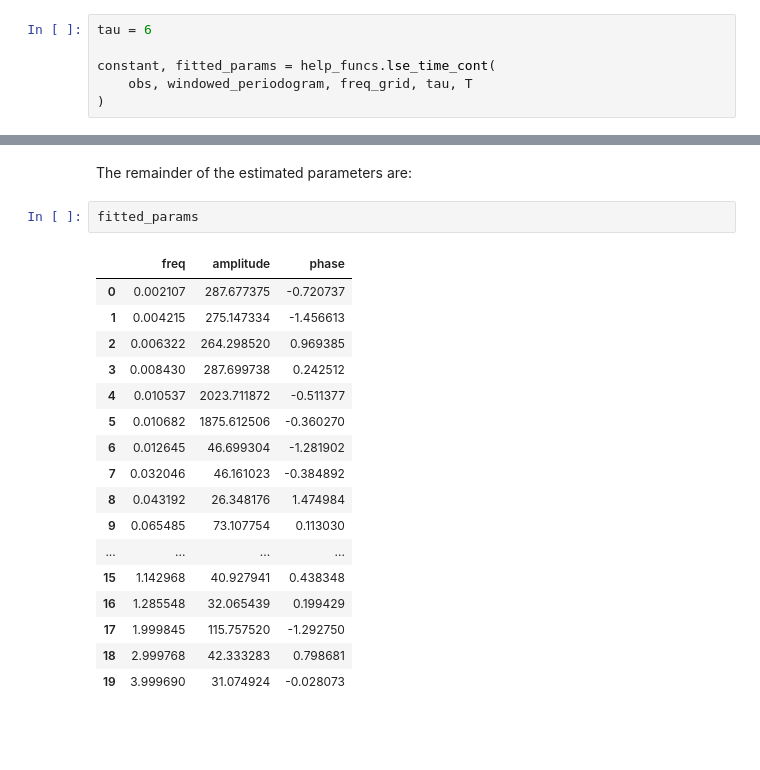
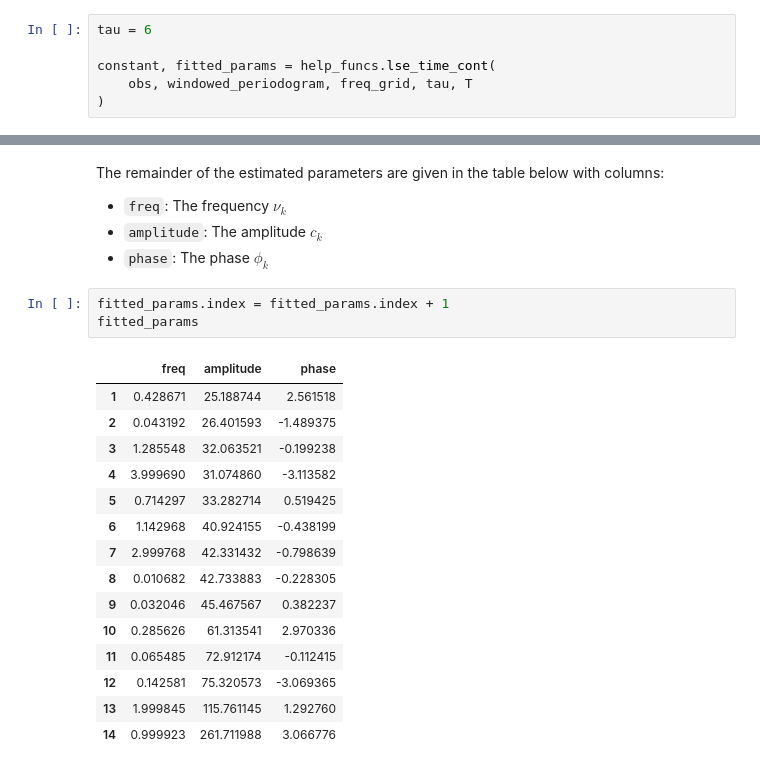
Before and after one commit to rgurlek/sine-NHPP, a Jupyter notebook: sine-NHPP_tutorial.ipynb, the cells around one changed output, grey strips where cells are left out. Saved outputs shown, nothing was run; the diff lists cells and outputs as text; blank space fills up the shorter version.

```diff
--- a/sine-NHPP_tutorial.ipynb
+++ b/sine-NHPP_tutorial.ipynb
@@ -77,22 +77,24 @@ print(constant)
-# %% [markdown]
-The remainder of the estimated parameters are:
-# %%
-fitted_params
-# %% [output]
-|  | freq | amplitude | phase |
-| 0 | 0.002107 | 287.677375 | -0.720737 |
-| 1 | 0.004215 | 275.147334 | -1.456613 |
-| 2 | 0.006322 | 264.298520 | 0.969385 |
-| 3 | 0.008430 | 287.699738 | 0.242512 |
-| 4 | 0.010537 | 2023.711872 | -0.511377 |
-| 5 | 0.010682 | 1875.612506 | -0.360270 |
-| 6 | 0.012645 | 46.699304 | -1.281902 |
-| 7 | 0.032046 | 46.161023 | -0.384892 |
-| 8 | 0.043192 | 26.348176 | 1.474984 |
-| 9 | 0.065485 | 73.107754 | 0.113030 |
-| ... | ... | ... | ... |
-| 15 | 1.142968 | 40.927941 | 0.438348 |
-| 16 | 1.285548 | 32.065439 | 0.199429 |
-| 17 | 1.999845 | 115.757520 | -1.292750 |
-| 18 | 2.999768 | 42.333283 | 0.798681 |
-| 19 | 3.999690 | 31.074924 | -0.028073 |
+# %% [markdown]
+The remainder of the estimated parameters are given in the table below with columns:
+- `freq`: The frequency $\nu_k$
+- `amplitude`: The amplitude $c_k$
+-  `phase`: The phase $\phi_k$
+# %%
+fitted_params.index = fitted_params.index + 1
+fitted_params
+# %% [output]
+|  | freq | amplitude | phase |
+| 1 | 0.428671 | 25.188744 | 2.561518 |
+| 2 | 0.043192 | 26.401593 | -1.489375 |
+| 3 | 1.285548 | 32.063521 | -0.199238 |
+| 4 | 3.999690 | 31.074860 | -3.113582 |
+| 5 | 0.714297 | 33.282714 | 0.519425 |
+| 6 | 1.142968 | 40.924155 | -0.438199 |
+| 7 | 2.999768 | 42.331432 | -0.798639 |
+| 8 | 0.010682 | 42.733883 | -0.228305 |
+| 9 | 0.032046 | 45.467567 | 0.382237 |
+| 10 | 0.285626 | 61.313541 | 2.970336 |
+| 11 | 0.065485 | 72.912174 | -0.112415 |
+| 12 | 0.142581 | 75.320573 | -3.069365 |
+| 13 | 1.999845 | 115.761145 | 1.292760 |
+| 14 | 0.999923 | 261.711988 | 3.066776 |
```
Also changed, not shown: parts of 5 cells of this notebook, 2 other files.
